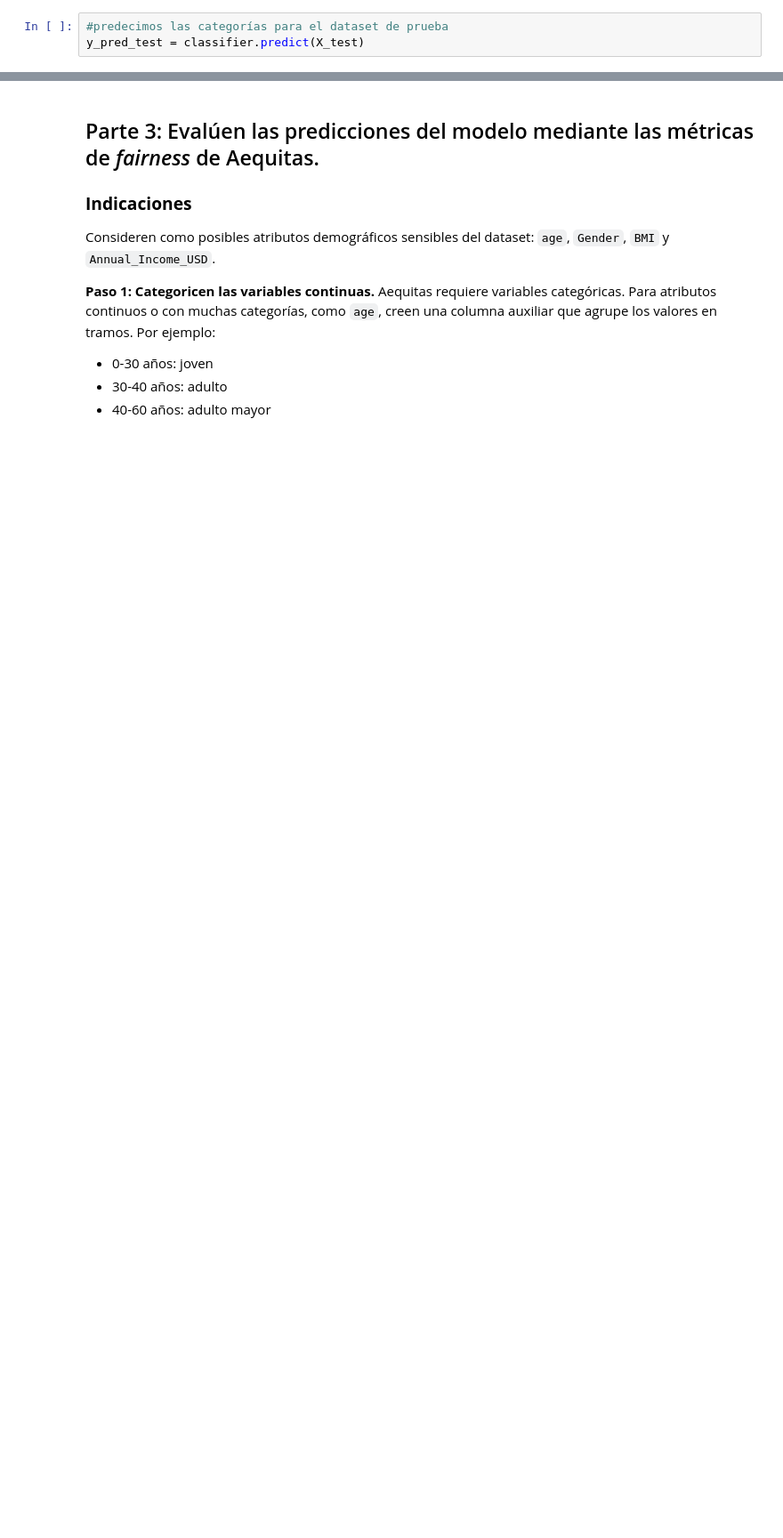
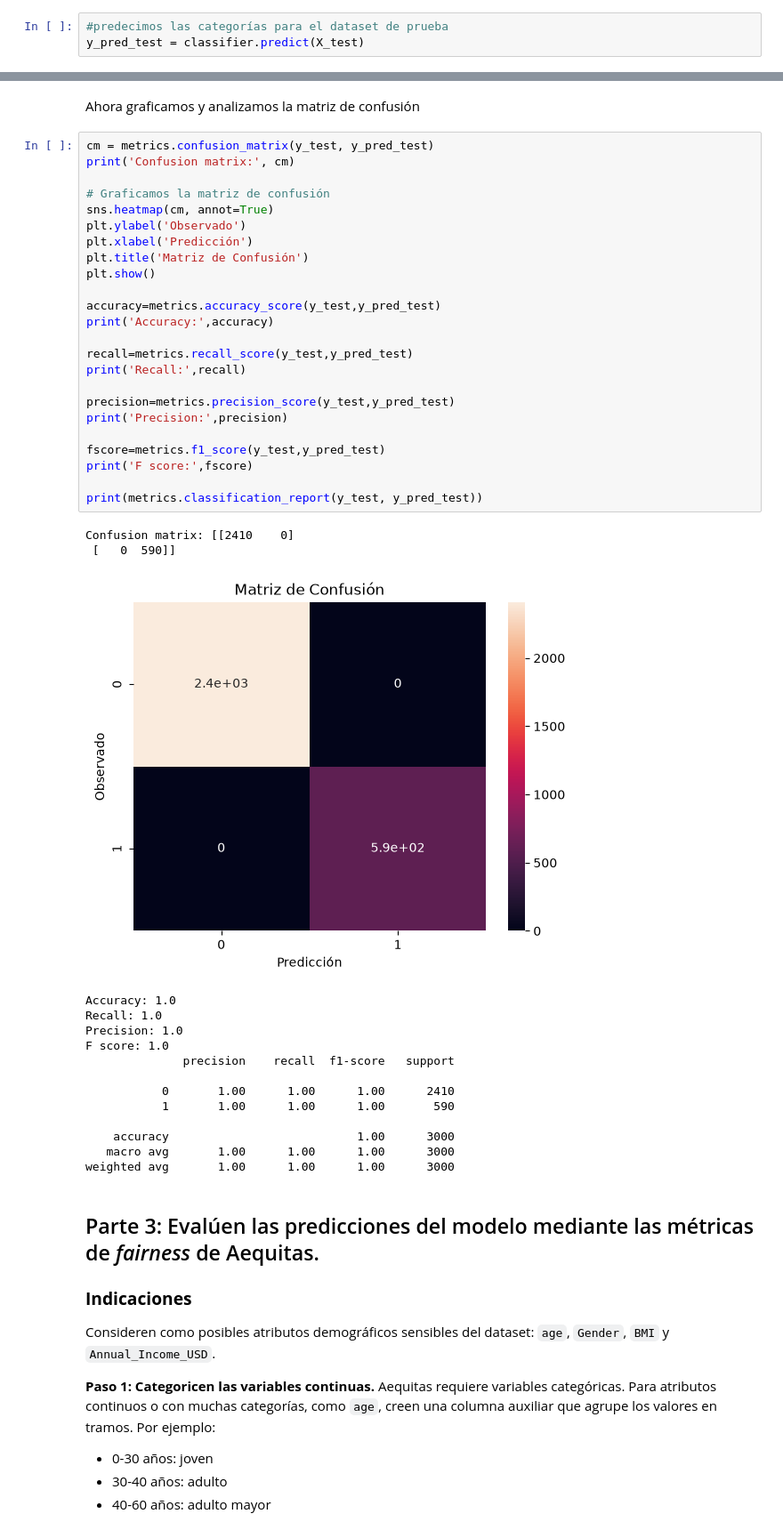
Before and after one commit to cony45678/Etica_Para_Ciencias_de_Datos, a Jupyter notebook: TallerSumativo2_Alarcon_Espinoza_Silva.ipynb, the cells around one changed output, grey strips where cells are left out. Shown at 89% size. Drawn from its saved outputs; the diff is of its cells as text; blank space fills up the shorter version.

```diff
--- a/TallerSumativo2_Alarcon_Espinoza_Silva.ipynb
+++ b/TallerSumativo2_Alarcon_Espinoza_Silva.ipynb
@@ -452,4 +450,46 @@ X_train.head()
 5 rows × 23 columns
+# %% [markdown]
+Ahora graficamos y analizamos la matriz de confusión
+# %%
+cm = metrics.confusion_matrix(y_test, y_pred_test)
+print('Confusion matrix:', cm)
+
+# Graficamos la matriz de confusión
+sns.heatmap(cm, annot=True)
+plt.ylabel('Observado')
+plt.xlabel('Predicción')
+plt.title('Matriz de Confusión')
+plt.show()
+
+accuracy=metrics.accuracy_score(y_test,y_pred_test)
+print('Accuracy:',accuracy)
+
+recall=metrics.recall_score(y_test,y_pred_test)
+print('Recall:',recall)
+
+precision=metrics.precision_score(y_test,y_pred_test)
+print('Precision:',precision)
+
+fscore=metrics.f1_score(y_test,y_pred_test)
+print('F score:',fscore)
+
+print(metrics.classification_report(y_test, y_pred_test))
+# %% [output]
+Confusion matrix: [[2410    0]
+ [   0  590]]
+[figure, added]
+Accuracy: 1.0
+Recall: 1.0
+Precision: 1.0
+F score: 1.0
+              precision    recall  f1-score   support
+
+           0       1.00      1.00      1.00      2410
+           1       1.00      1.00      1.00       590
+
+    accuracy                           1.00      3000
+   macro avg       1.00      1.00      1.00      3000
+weighted avg       1.00      1.00      1.00      3000
 # %% [markdown]
 ## Parte 3: Evalúen las predicciones del modelo mediante las métricas de *fairness* de Aequitas.
 
```
Also changed, not shown: parts of 3 cells of this notebook, 1 other file.
